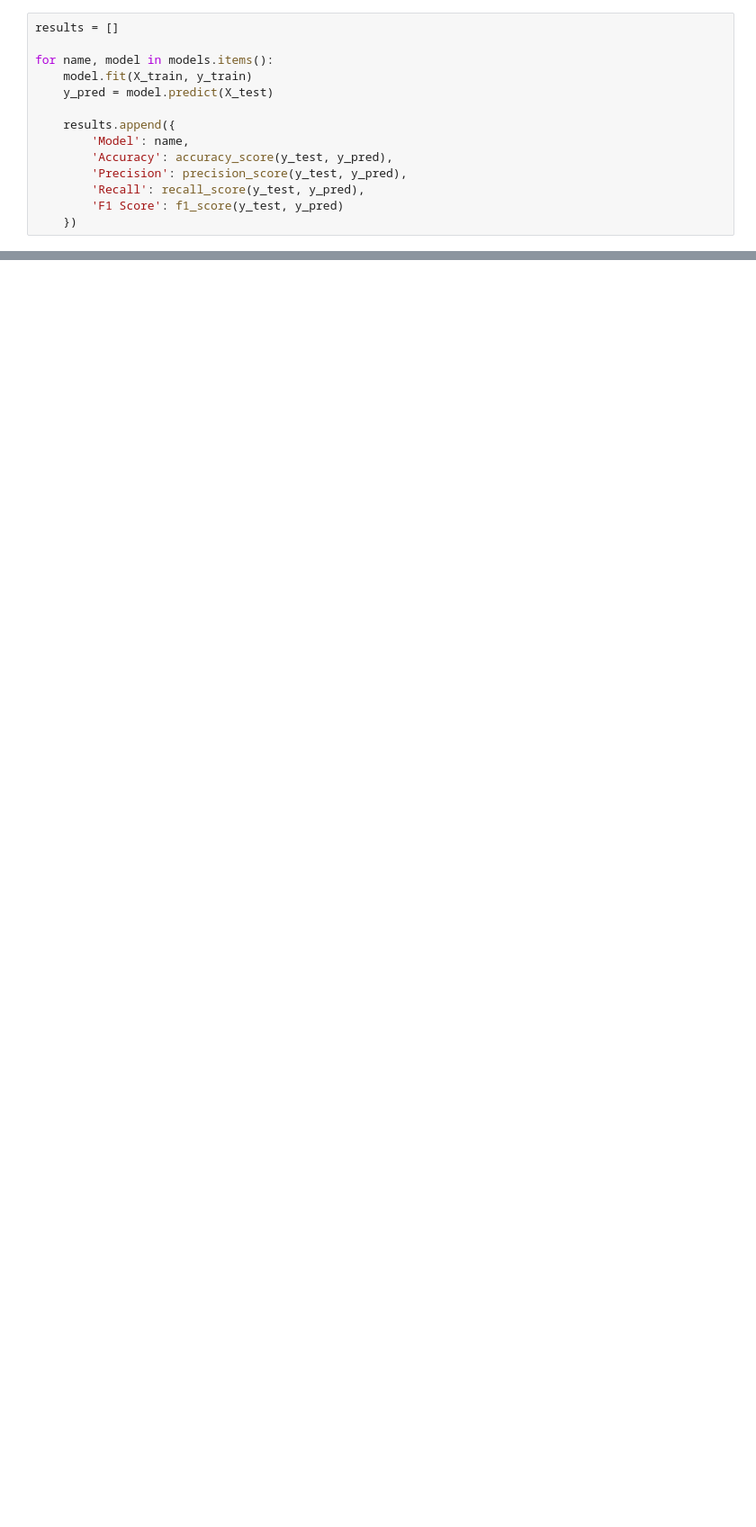
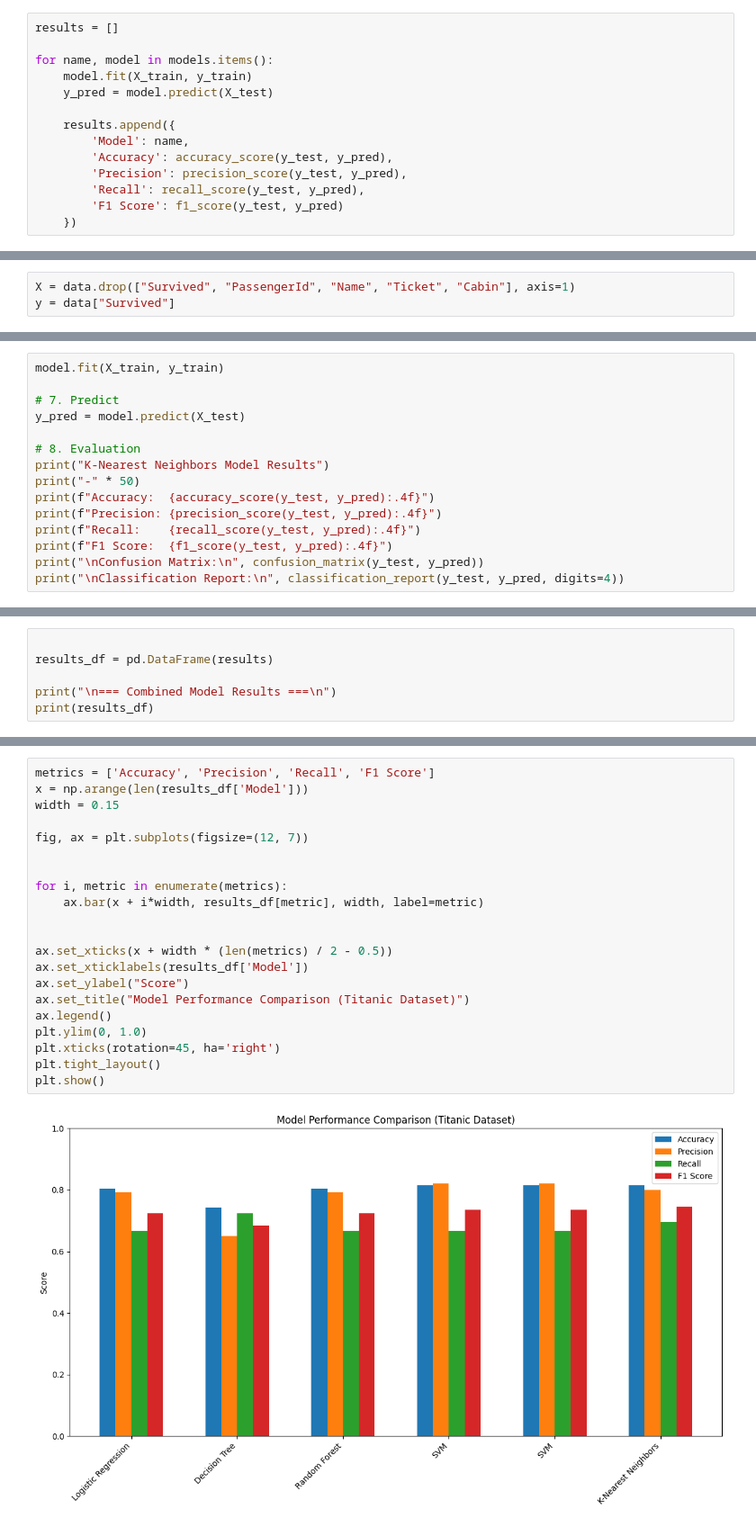
Before and after one commit to MuntahaTazeem5/titanic-data-analysis, a Jupyter notebook: titanic_data.ipynb, the cells around one changed output, grey strips where cells are left out. Shown at 90% size. Saved outputs shown, nothing was run; the diff lists cells and outputs as text; blank space fills up the shorter version.

```diff
--- a/titanic_data.ipynb
+++ b/titanic_data.ipynb
@@ -320,0 +366,3 @@ plt.show()
+# %%
+X = data.drop(["Survived", "PassengerId", "Name", "Ticket", "Cabin"], axis=1)
+y = data["Survived"]
@@ -320,0 +401,15 @@ plt.show()
+# %%
+model.fit(X_train, y_train)
+
+# 7. Predict
+y_pred = model.predict(X_test)
+
+# 8. Evaluation
+print("K-Nearest Neighbors Model Results")
+print("-" * 50)
+print(f"Accuracy:  {accuracy_score(y_test, y_pred):.4f}")
+print(f"Precision: {precision_score(y_test, y_pred):.4f}")
+print(f"Recall:    {recall_score(y_test, y_pred):.4f}")
+print(f"F1 Score:  {f1_score(y_test, y_pred):.4f}")
+print("\nConfusion Matrix:\n", confusion_matrix(y_test, y_pred))
+print("\nClassification Report:\n", classification_report(y_test, y_pred, digits=4))
@@ -320,0 +483,6 @@ plt.show()
+# %%
+
+results_df = pd.DataFrame(results)
+
+print("\n=== Combined Model Results ===\n")
+print(results_df)
@@ -320,0 +499,23 @@ plt.show()
+# %%
+metrics = ['Accuracy', 'Precision', 'Recall', 'F1 Score']
+x = np.arange(len(results_df['Model']))
+width = 0.15
+
+fig, ax = plt.subplots(figsize=(12, 7))
+
+
+for i, metric in enumerate(metrics):
+    ax.bar(x + i*width, results_df[metric], width, label=metric)
+
+
+ax.set_xticks(x + width * (len(metrics) / 2 - 0.5))
+ax.set_xticklabels(results_df['Model'])
+ax.set_ylabel("Score")
+ax.set_title("Model Performance Comparison (Titanic Dataset)")
+ax.legend()
+plt.ylim(0, 1.0)
+plt.xticks(rotation=45, ha='right')
+plt.tight_layout()
+plt.show()
+# %% [output]
+[figure, added]
```
Also changed, not shown: parts of 14 cells of this notebook.
